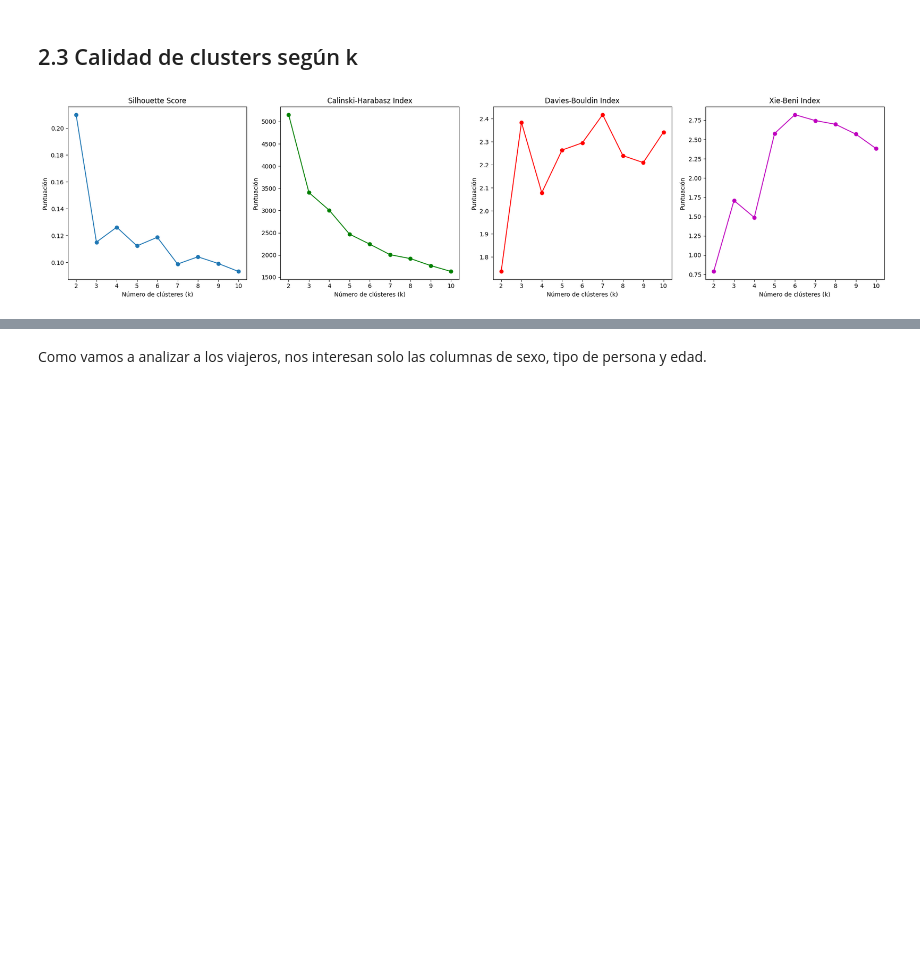
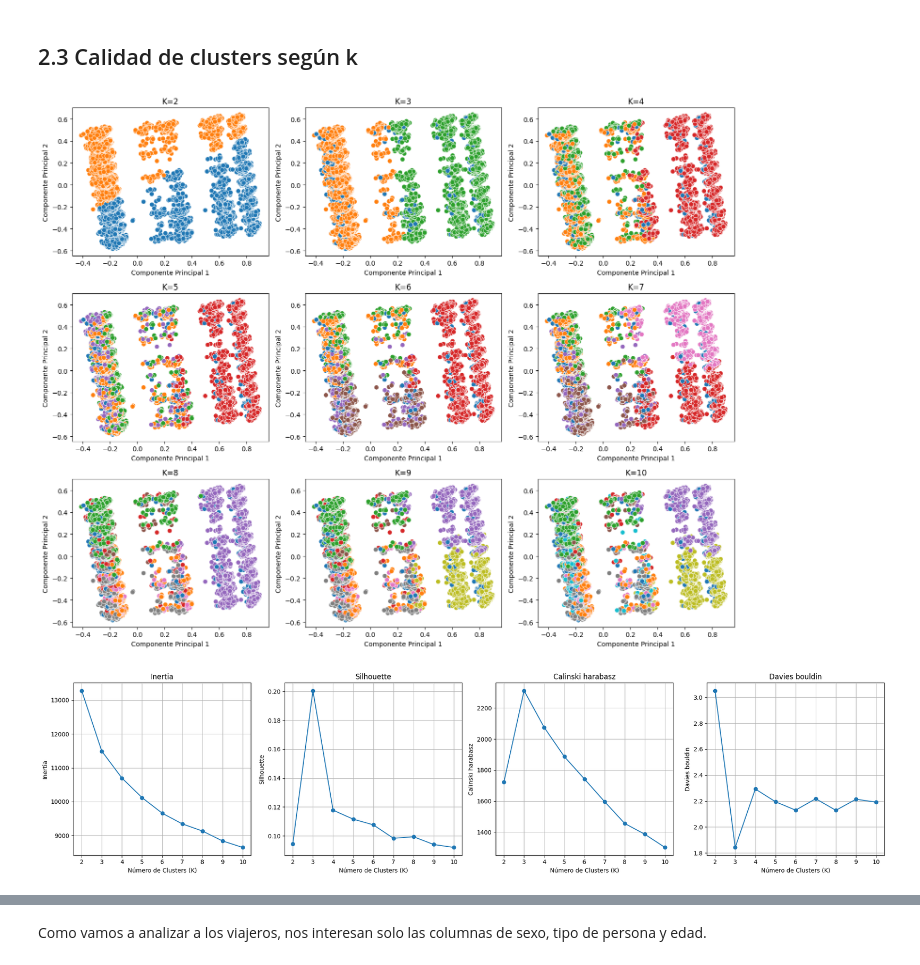
Before and after one commit to kliniik/Practica_AAI_2, a Jupyter notebook: 2_particional.ipynb, the cells around one changed output, grey strips where cells are left out. Cells and saved outputs as stored; diff of their text form; code cells hidden in the pictures; blank space fills up the shorter version.

```diff
--- a/2_particional.ipynb
+++ b/2_particional.ipynb
@@ -366,4 +135,0 @@ def evaluar_indices_calidad(X, k_min=2, k_max=10, random_state=42):
-# %%
-evaluar_indices_calidad(df_filtered, k_min=2, k_max=10, random_state=42)
-# %% [output]
-[figure, removed]
@@ -369,0 +210,5 @@ evaluar_indices_calidad(df_filtered, k_min=2, k_max=10, random_state=42)
+# %%
+evaluate_clustering_with_k_and_quality_indices(normalized_df, k_range=range(2, 11), quality_indices=['inertia', 'silhouette', 'calinski_harabasz', 'davies_bouldin'])
+# %% [output]
+[figure, added]
+[figure, added]
```
Also changed, not shown: parts of 34 cells of this notebook.
